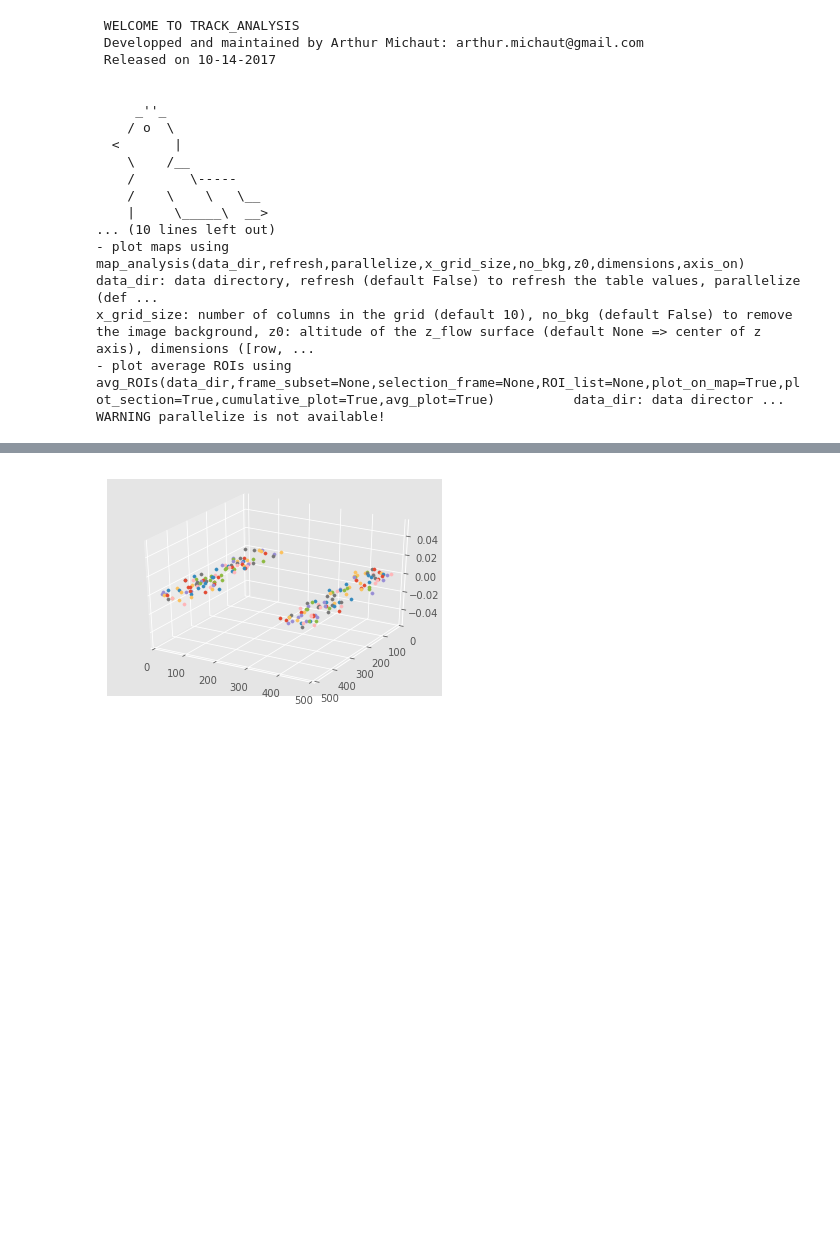
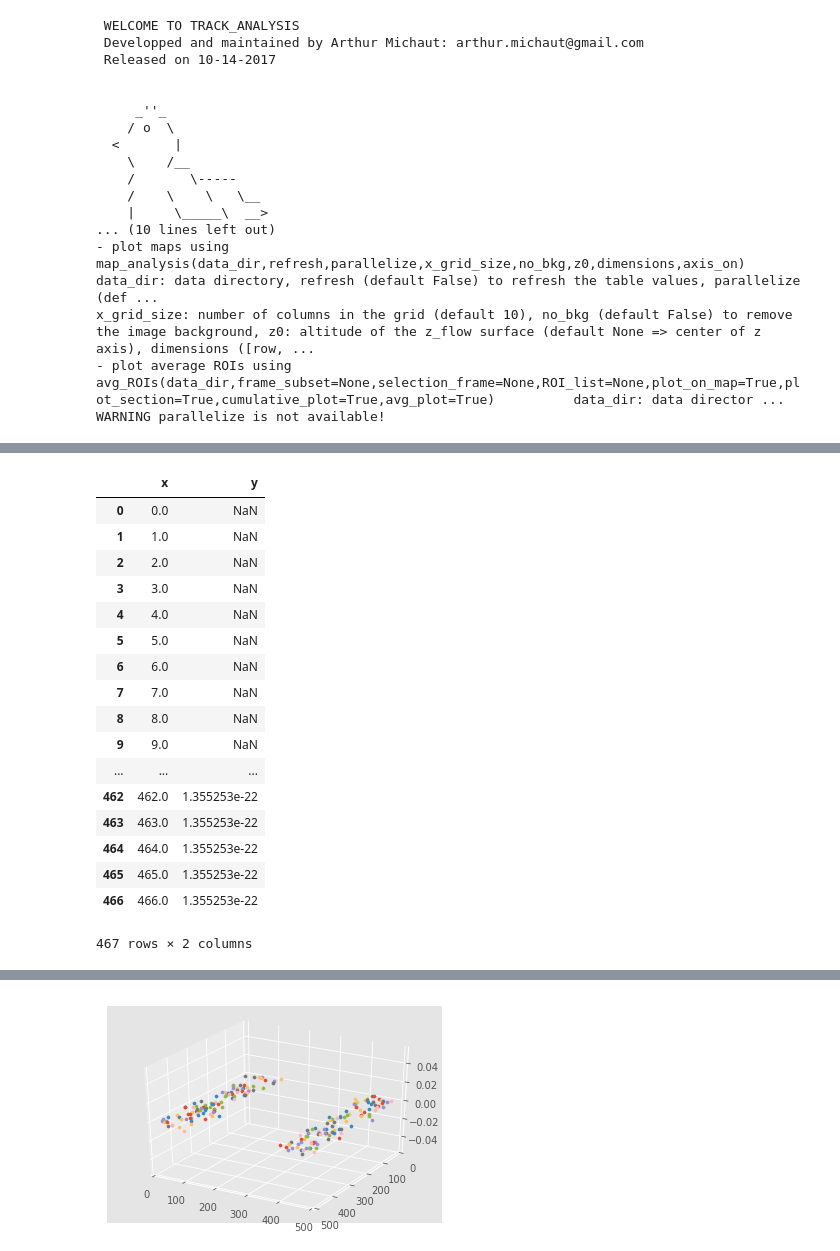
Before and after one commit to amichaut/track_analysis, a Jupyter notebook: codes/analyze_traj.ipynb, the cells around one changed output, grey strips where cells are left out. Drawn from its saved outputs; the diff is of its cells as text; code cells hidden in the pictures; blank space fills up the shorter version.

```diff
--- a/codes/analyze_traj.ipynb
+++ b/codes/analyze_traj.ipynb
@@ -168,0 +161,27 @@ for i in range(tmax):
+# %%
+a=array([x,y]).T
+# %%
+df=pd.DataFrame(a,columns=list('xy'))
+# %%
+df2=df.copy()
+df2['y']=df['y'].rolling(50).mean()
+df2
+# %% [output]
+|  | x | y |
+| 0 | 0.0 | NaN |
+| 1 | 1.0 | NaN |
+| 2 | 2.0 | NaN |
+| 3 | 3.0 | NaN |
+| 4 | 4.0 | NaN |
+| 5 | 5.0 | NaN |
+| 6 | 6.0 | NaN |
+| 7 | 7.0 | NaN |
+| 8 | 8.0 | NaN |
+| 9 | 9.0 | NaN |
+| ... | ... | ... |
+| 462 | 462.0 | 1.355253e-22 |
+| 463 | 463.0 | 1.355253e-22 |
+| 464 | 464.0 | 1.355253e-22 |
+| 465 | 465.0 | 1.355253e-22 |
+| 466 | 466.0 | 1.355253e-22 |
+467 rows × 2 columns
```
Also changed, not shown: parts of 12 cells of this notebook, 1 other file.
